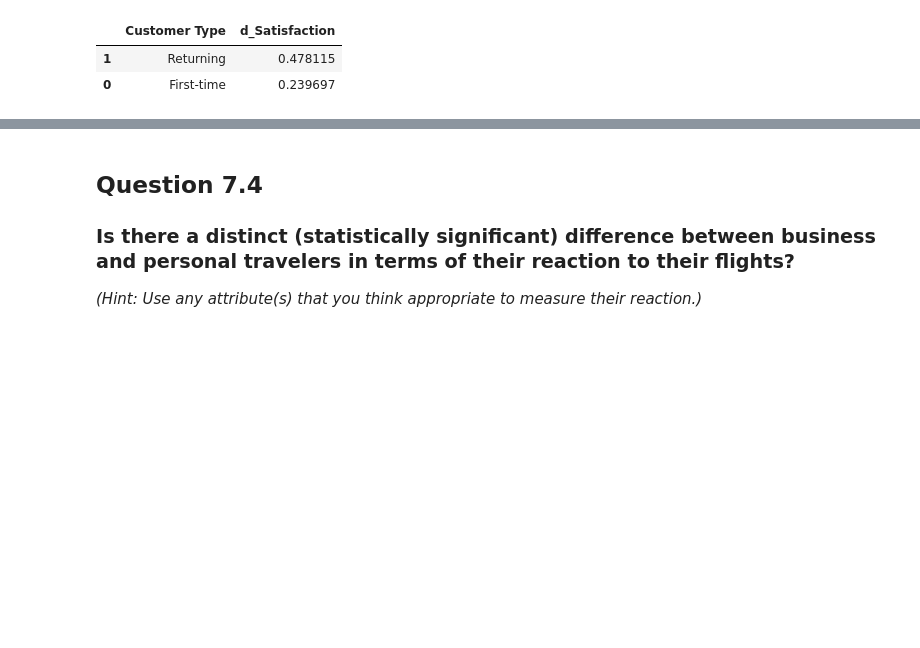
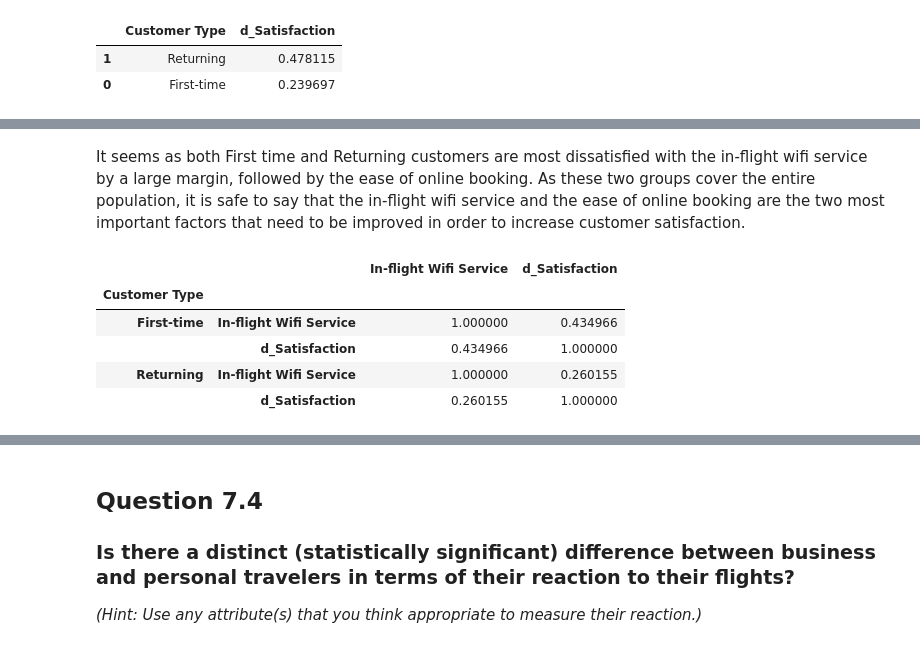
Before and after one commit to chef-danny-d/airline-satisfaction, a Jupyter notebook: project.ipynb, the cells around one changed output, grey strips where cells are left out. Saved outputs shown, nothing was run; the diff lists cells and outputs as text; code cells hidden in the pictures; blank space fills up the shorter version.

```diff
--- a/project.ipynb
+++ b/project.ipynb
@@ -702,0 +735,12 @@ question_7_data[["Customer Type", "d_Satisfaction"]].groupby(["Customer Type"],a
+# %% [markdown]
+It seems as both First time and Returning customers are most dissatisfied with the in-flight wifi service by a large margin, followed by the ease of online booking. As these two groups cover the entire population, it is safe to say that the in-flight wifi service and the ease of online booking are the two most important factors that need to be improved in order to increase customer satisfaction.
+# %%
+q7_p3_1 = question_7_data[['In-flight Wifi Service', 'd_Satisfaction', 'Customer Type']]
+q7_p3_1.groupby('Customer Type', as_index=True).corr()
+# %% [output]
+|  |  | In-flight Wifi Service | d_Satisfaction |
+| Customer Type |  |  |  |
+| First-time | In-flight Wifi Service | 1.000000 | 0.434966 |
+|  | d_Satisfaction | 0.434966 | 1.000000 |
+| Returning | In-flight Wifi Service | 1.000000 | 0.260155 |
+|  | d_Satisfaction | 0.260155 | 1.000000 |
```
Also changed, not shown: parts of 4 cells of this notebook.
